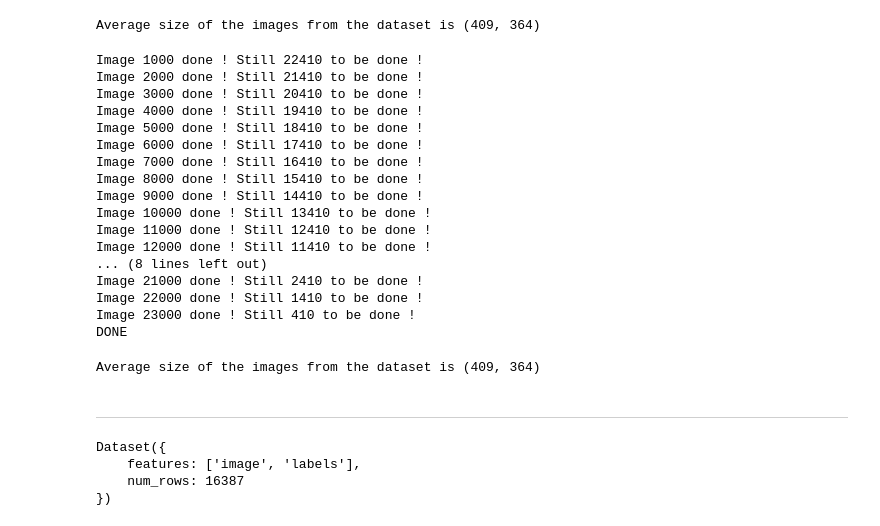
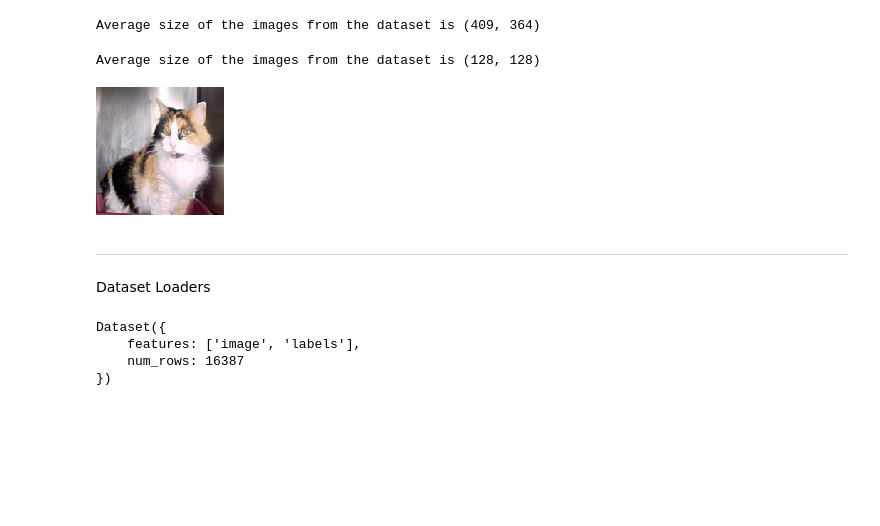
Before and after one commit to bparent11/Cat-DogClassifier, a Jupyter notebook: work.ipynb, the cells around one changed output. Drawn from its saved outputs; the diff is of its cells as text; code cells hidden in the pictures; blank space fills up the shorter version.

```diff
--- a/work.ipynb
+++ b/work.ipynb
@@ -80,48 +84,19 @@ resize_transform = transforms.Resize(desired_size, interpolation=transforms.Inte
 transform = transforms.Compose([
     transforms.ToTensor()  # Convertit l'image PIL en tenseur PyTorch
 ]) # normalise directement entre 0 et 1
-# %%
-# images_tensors = []
-for i in range(ds.shape[0]):
-    image = ds[i]['image']
-
-    if image.mode == "L" or image.mode == "CMYK":
-        image = image.convert('RGB')
-
-    # Appliquer la transformation
-    resized_image = resize_transform(image)
-
-    #resized_image = train_transforms(resized_image)
-
-    tensor_image = transform(resized_image)
-    # images_tensors.append(tensor_image)
-
-    if tensor_image.shape != (3, 128, 128):
-        print(i)
-        print(tensor_image.shape)
-
-    assert tensor_image.shape == (3, 128, 128), "Problem with the shape of resized images"
-
-    if (i+1) % 1000 == 0:
-        print(f"Image {i+1} done ! Still {ds.shape[0] - 1 - i} to be done !")
-
-print('DONE')
-# %% [output]
-Image 1000 done ! Still 22410 to be done !
-Image 2000 done ! Still 21410 to be done !
-Image 3000 done ! Still 20410 to be done !
-Image 4000 done ! Still 19410 to be done !
-Image 5000 done ! Still 18410 to be done !
-Image 6000 done ! Still 17410 to be done !
-Image 7000 done ! Still 16410 to be done !
-Image 8000 done ! Still 15410 to be done !
-Image 9000 done ! Still 14410 to be done !
-Image 10000 done ! Still 13410 to be done !
-Image 11000 done ! Still 12410 to be done !
-Image 12000 done ! Still 11410 to be done !
-... (8 lines left out)
-Image 21000 done ! Still 2410 to be done !
-Image 22000 done ! Still 1410 to be done !
-Image 23000 done ! Still 410 to be done !
-DONE
+# %%
+def resize_and_convert(example):
+    image = example['image']
+
+    # Convertir en RGB si nécessaire
+    if image.mode == "L" or image.mode == "CMYK":
+        image = image.convert('RGB')
+
+    # Appliquer la transformation de redimensionnement
+    image = resize_transform(image)
+
+    return {"image": image}  # Retourner l'image modifiée
+
+# Appliquer la fonction à tout le dataset
+ds = ds.map(resize_and_convert)
 # %%
@@ -129,13 +104,19 @@ images_sizes = [ds[i]['image'].size for i in range(ds.shape[0])]
 # %%
-widths, heights = zip(*images_sizes)
-
-average_width, average_height = int(sum(widths) / len(widths)), int(sum(heights) / len(heights))
-
-print(f"Average size of the images from the dataset is {average_width, average_height}")
+#widths, heights = zip(*images_sizes)
+#
+#average_width, average_height = int(sum(widths) / len(widths)), int(sum(heights) / len(heights))
+#
+#print(f"Average size of the images from the dataset is {average_width, average_height}")
 # %% [output]
-Average size of the images from the dataset is (409, 364)
+Average size of the images from the dataset is (128, 128)
+# %%
+ds[400]['image']
+# %% [output]
+[figure, added]
 # %% [markdown]
 ---
+# %% [markdown]
+Dataset Loaders
 # %%
 import torch.nn as nn
 import torch.optim as optim
```
Also changed, not shown: parts of 12 cells of this notebook.
